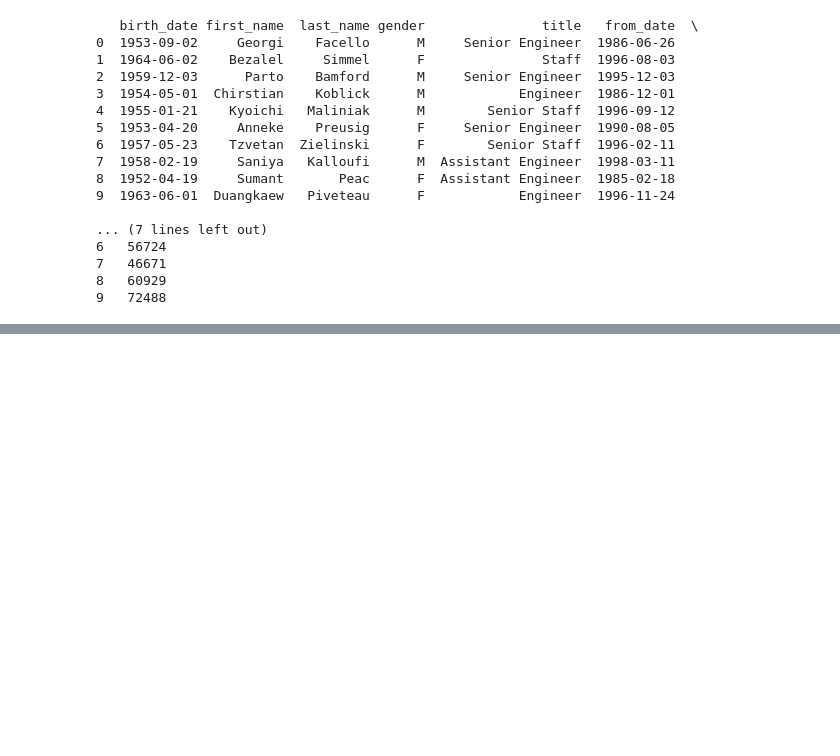
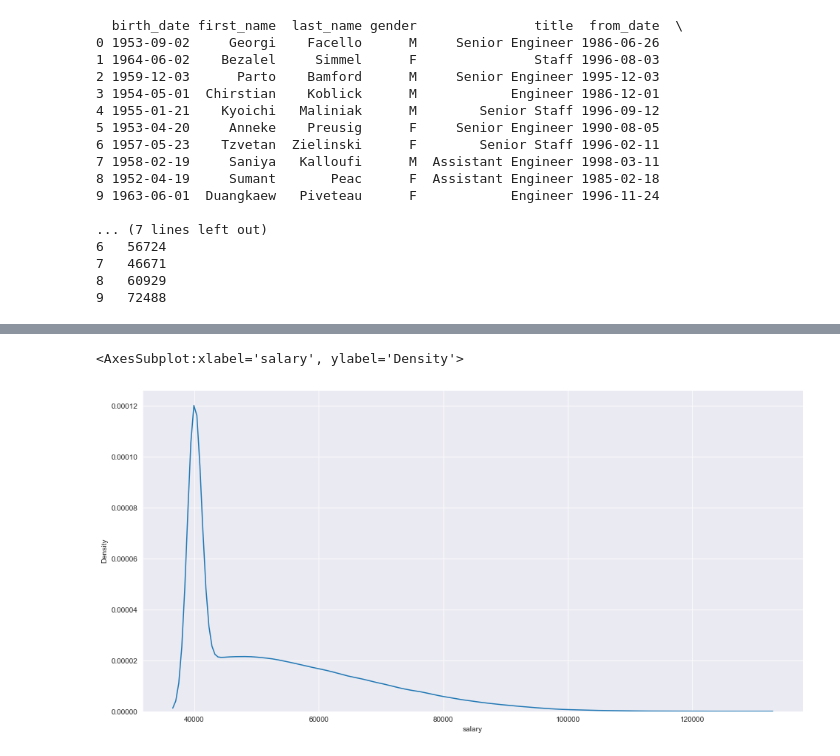
Before and after one commit to roblivesinottawa/sales_rental_analysis, a Jupyter notebook: employees_db/analysis.ipynb, the cells around one changed output, grey strips where cells are left out. Drawn from its saved outputs; the diff is of its cells as text; code cells hidden in the pictures; blank space fills up the shorter version.

```diff
--- a/employees_db/analysis.ipynb
+++ b/employees_db/analysis.ipynb
@@ -58,0 +144,5 @@ print(df.head(10))
+# %%
+sns.kdeplot(df.salary)
+# %% [output]
+<AxesSubplot:xlabel='salary', ylabel='Density'>
+[figure, added]
```
Also changed, not shown: parts of 34 cells of this notebook.
